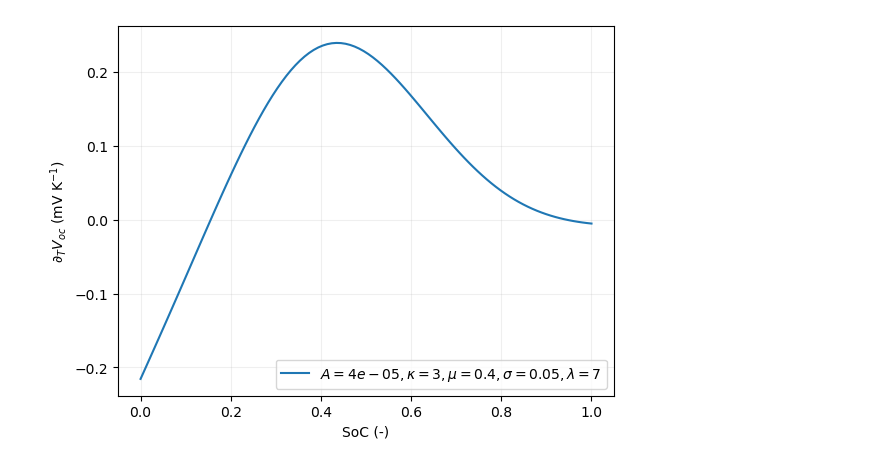
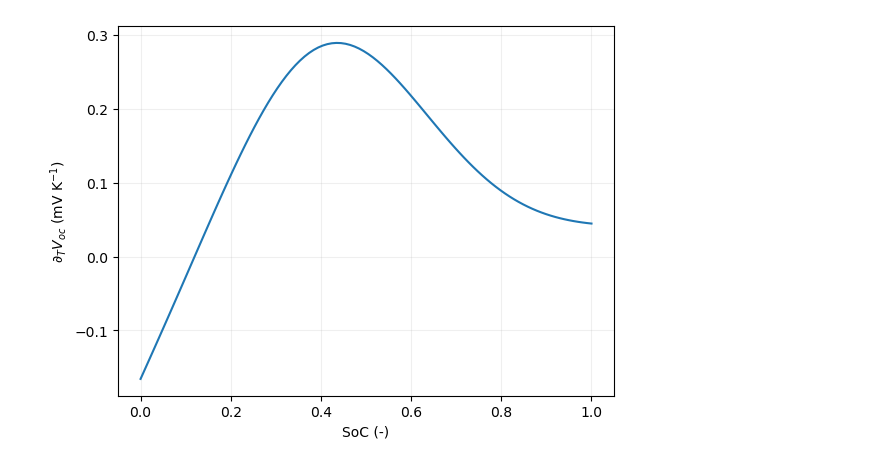
Before and after one commit to prognostics-lab/lion, a Jupyter notebook: entropy.ipynb, the cells around one changed output. Saved outputs shown, nothing was run; the diff lists cells and outputs as text; code cells hidden in the pictures.

```diff
--- a/entropy.ipynb
+++ b/entropy.ipynb
@@ -7,23 +7,23 @@ import matplotlib.pyplot as plt
 
 
 def entropy_change(soc, amplitude, kappa, mu, sigma, l=1):
-    return amplitude * (np.exp(-(soc - mu)**2 / (2 * sigma)) / np.sqrt(2 * np.pi * sigma ** 2) - l * np.exp(-kappa * soc))
+    return amplitude * (np.exp(-(soc - mu)**2 / (2 * sigma)) / np.sqrt(2 * np.pi * sigma ** 2) - l * np.exp(-kappa * soc)) + 0.05e-3
 # %%
 soc = np.linspace(0, 1, 100)
 _AMPLITUDE = 0.04e-3
 _KAPPA = 3
 _MU = 0.4
 _SIGMA = 0.05
 _LAMBDA = 7
 
 fig, ax = plt.subplots()
 
 ax.plot(soc, 1e3 * entropy_change(soc, _AMPLITUDE, _KAPPA, _MU, _SIGMA, _LAMBDA), label=f"$A = {_AMPLITUDE}, \\kappa = {_KAPPA}, \\mu = {_MU}, \\sigma = {_SIGMA}, \\lambda = {_LAMBDA}$")
 
 ax.set_ylabel("$\\partial_T V_{{oc}}$ (mV K$^{{-1}})$")
 ax.set_xlabel("SoC (-)")
-ax.legend()
+# ax.legend()
 
 ax.grid(alpha=0.2)
 # %% [output]
-[figure, old version]
+[figure, new version]
```
Also changed, not shown: 1 other file.
